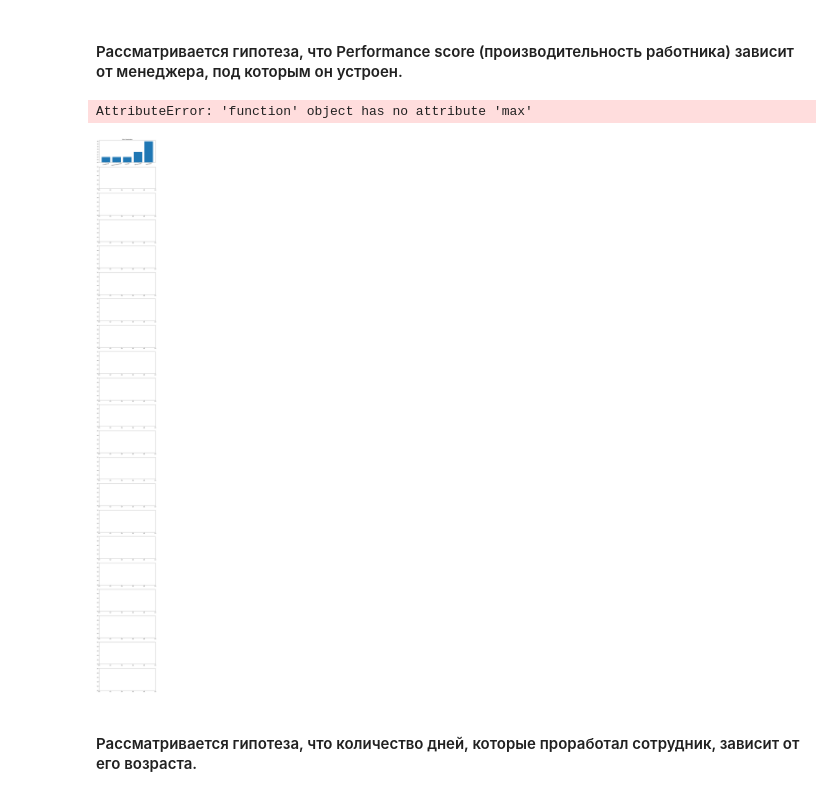
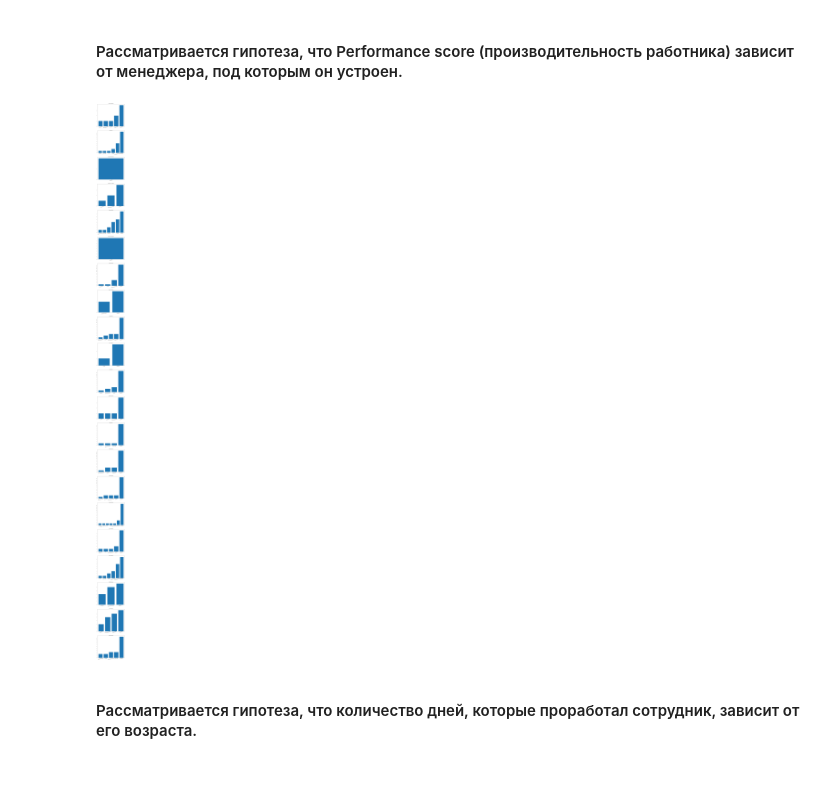
Before and after one commit to TomasHogger/python, a Jupyter notebook: coursework_analytics/Coursework_analytics_2.ipynb, the cells around one changed output. Saved outputs shown, nothing was run; the diff lists cells and outputs as text; code cells hidden in the pictures.

```diff
--- a/coursework_analytics/Coursework_analytics_2.ipynb
+++ b/coursework_analytics/Coursework_analytics_2.ipynb
@@ -60,28 +60,27 @@ salary_grid = pd.read_sql_query("select * from salary_grid", conn)
 # %%
 import numpy as np
 from matplotlib.ticker import MaxNLocator
 
 df = pd.read_sql_query('SELECT "Manager Name", "Performance Score", COUNT(*) as count FROM hr_dataset GROUP BY "Manager Name",  "Performance Score" ORDER BY count', conn)
 grouped = df.groupby('Manager Name')
 
 fig, ax = plt.subplots(len(grouped), 1, figsize=(10, 100))
 
 i = 0
 for name, group in grouped:
     ax[i].bar(group['Performance Score'],
             group['count'])
     for tick in ax[i].get_xticklabels():
         tick.set_rotation(10)
 
     ax[i].set_title(name)
-    ax[i].set_yticks(range(0, group.count.max()))
+    ax[i].set_yticks(range(0, group['count'].max()))
     i += 1
 
 plt.subplots_adjust(top=1.7)
 plt.show()
 # %% [output]
-AttributeError: 'function' object has no attribute 'max'
-[figure, old version]
+[figure, new version]
 # %%
 # import collections
 
```
Also changed, not shown: parts of 2 cells of this notebook.
